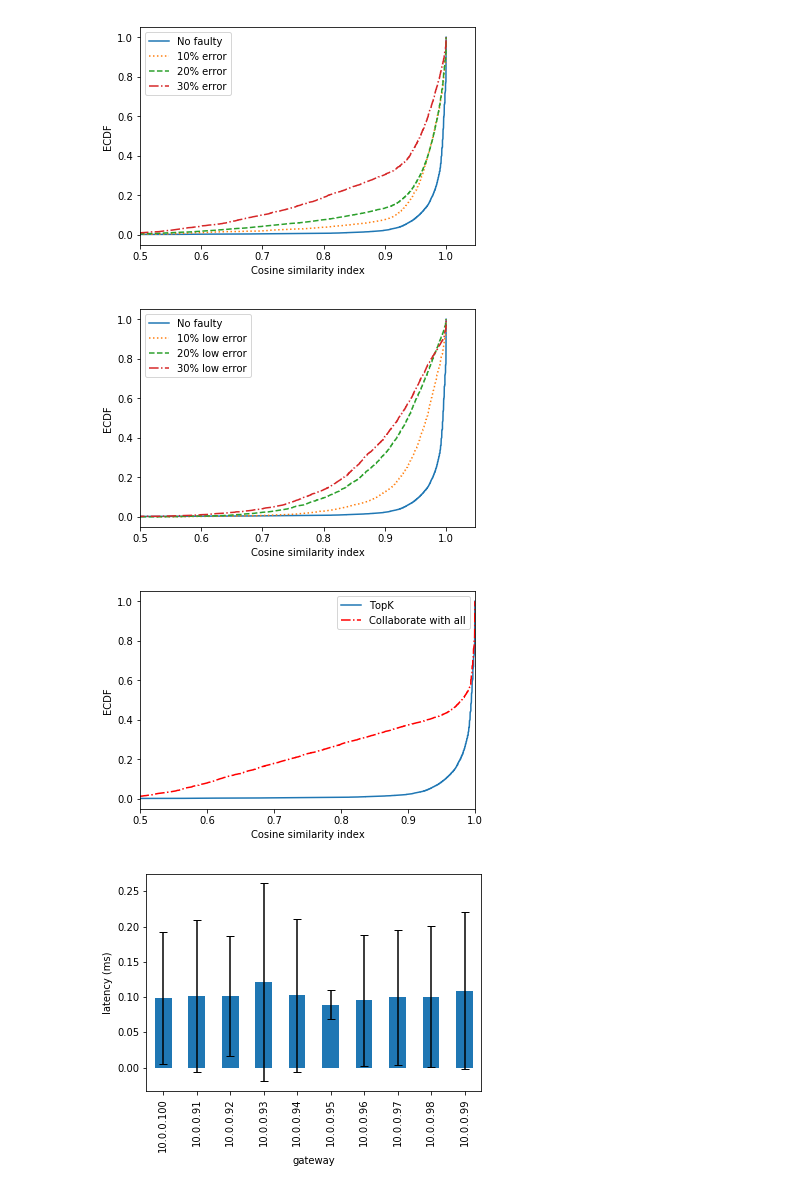
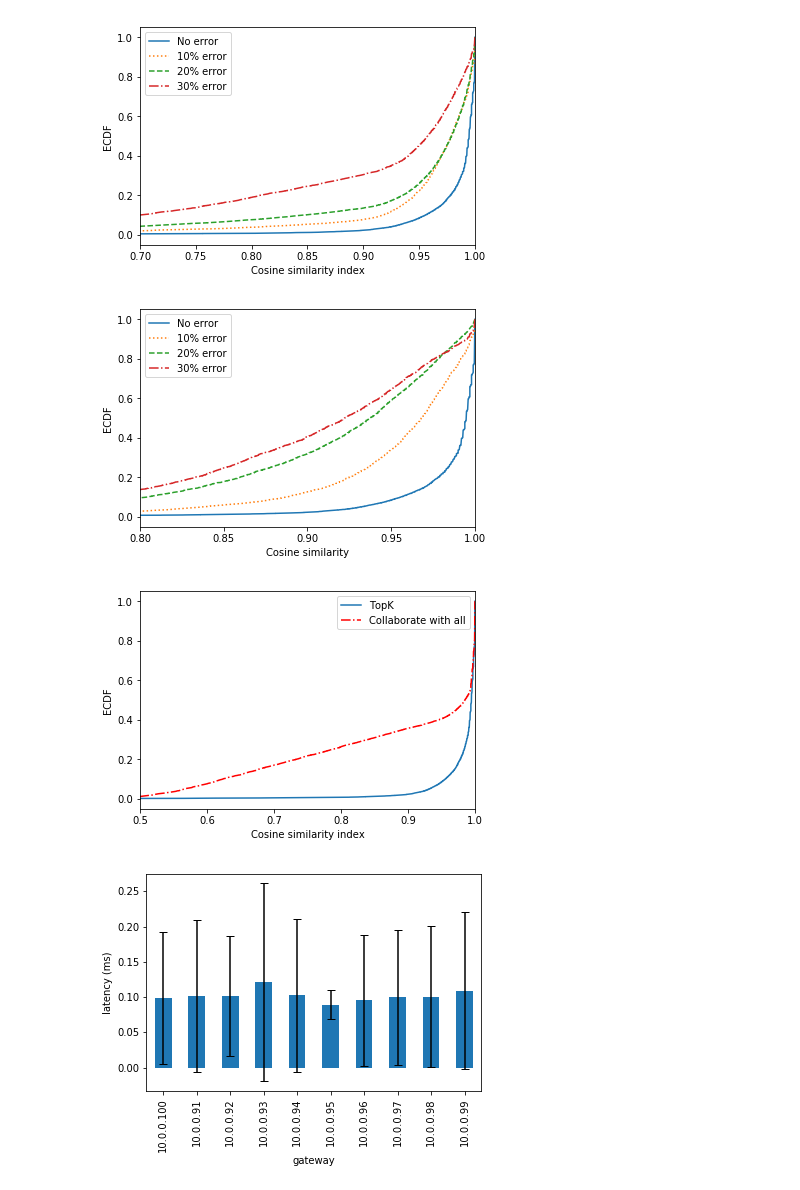
Before and after one commit to khulan8824/mn, a Jupyter notebook: log.ipynb, the cells around one changed output. Saved outputs shown, nothing was run; the diff lists cells and outputs as text; code cells hidden in the pictures.

```diff
--- a/log.ipynb
+++ b/log.ipynb
@@ -48,44 +48,45 @@ getECDF(data10).plot(style=styles[1])
 getECDF(data20).plot(style=styles[2])
 getECDF(data30).plot(style=styles[3])
 
-plt.legend(['No faulty', '10% error', '20% error', '30% error'])
-plt.xlim(0.5)
+plt.legend(['No error', '10% error', '20% error', '30% error'])
+plt.xlim(0.7)
 plt.xlabel('Cosine similarity index')
 plt.ylabel('ECDF')
 plt.show()
 # %% [output]
-[figure, old version]
+[figure, new version]
 # %%
-headers = ['time', 'similarity']
+##### headers = ['time', 'similarity']
 
 data0 = read_clients("faulty/0%/sim")
 #data10 = read_clients("faulty/10/sim")
 data10l = read_clients("faulty/10_low/sim")
 data20l = read_clients("faulty/20_low/sim")
 data30l = read_clients("faulty/30_low/sim")
 
 styles=['-', ':', '--','-.']
 #data_im = read_clients("im/sim")
 
-getECDF(data0).plot(style=styles[0])
-getECDF(data10l).plot(style=styles[1])
-getECDF(data20l).plot(style=styles[2])
-getECDF(data30l).plot(style=styles[3])
+ax = getECDF(data0).plot(style=styles[0])
+getECDF(data10l).plot(style=styles[1], ax=ax)
+getECDF(data20l).plot(style=styles[2], ax= ax)
+getECDF(data30l).plot(style=styles[3], ax = ax)
 
-plt.legend(['No faulty', '10% low error', '20% low error', '30% low error'])
-plt.xlabel('Cosine similarity index')
+plt.legend(['No error', '10% error', '20% error', '30% error'])
+plt.xlabel('Cosine similarity')
 plt.ylabel('ECDF')
-plt.xlim(0.5)
+ax.xaxis.set_ticks([0.8, 0.85,  0.9, 0.95,  1.0])
+plt.xlim(0.8)
 
 plt.show()
 # %% [output]
-[figure, old version]
+[figure, new version]
 # %%
 headers = ['time', 'similarity']
 
 data0 = read_clients("faulty/0%/sim")
 #data10 = read_clients("faulty/10/sim")
-data10l = read_clients("im/sim")
+data10l = read_clients("im/r1/sim")
 styles=['-','-.']
 #data_im = read_clients("im/sim")
 
@@ -99,7 +100,7 @@ plt.xlim(0.5)
 
 plt.show()
 # %% [output]
-[figure, old version]
+[figure, new version]
 # %%
 import os
 #import ipdb
```
Also changed, not shown: parts of 20 cells of this notebook.
